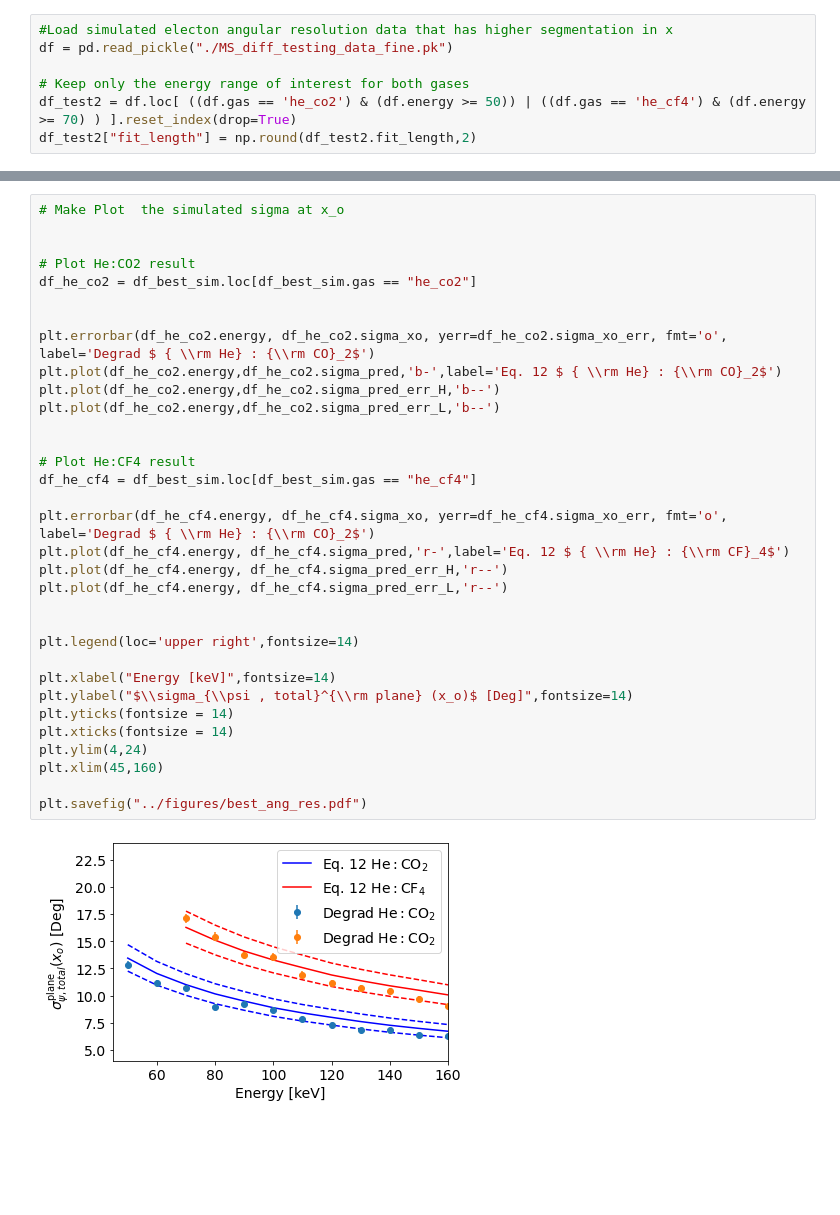
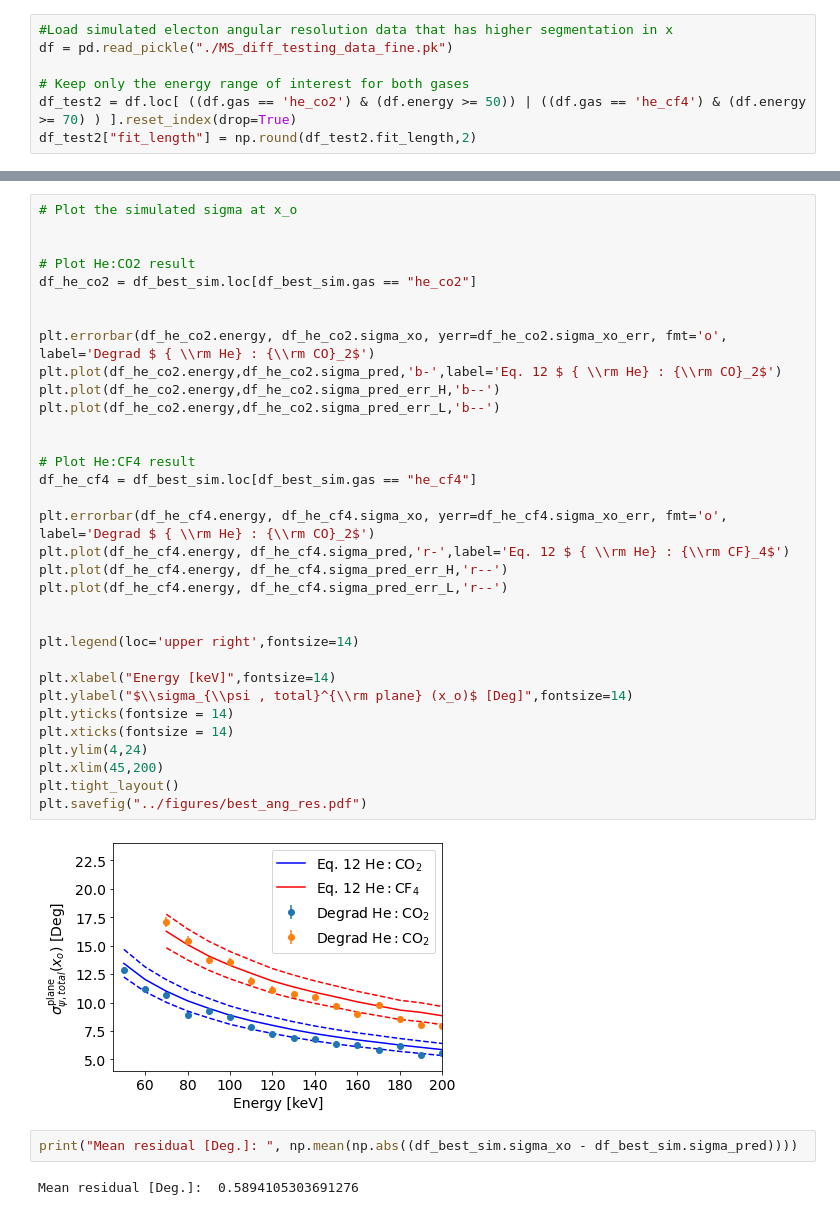
Before and after one commit to mghrear/sim_ang_res_e_gas, a Jupyter notebook: testing_full_models/test_models.ipynb, the cells around one changed output, grey strips where cells are left out. Cells and saved outputs as stored; diff of their text form; blank space fills up the shorter version.

```diff
--- a/testing_full_models/test_models.ipynb
+++ b/testing_full_models/test_models.ipynb
@@ -251,35 +251,39 @@ plt.xlim(45,160)
 # %%
-# Make Plot  the simulated sigma at x_o
+# Plot the simulated sigma at x_o
 
 
 # Plot He:CO2 result
 df_he_co2 = df_best_sim.loc[df_best_sim.gas == "he_co2"]
 
 
 plt.errorbar(df_he_co2.energy, df_he_co2.sigma_xo, yerr=df_he_co2.sigma_xo_err, fmt='o',  label='Degrad $ { \\rm He} : {\\rm CO}_2$')
 plt.plot(df_he_co2.energy,df_he_co2.sigma_pred,'b-',label='Eq. 12 $ { \\rm He} : {\\rm CO}_2$')
 plt.plot(df_he_co2.energy,df_he_co2.sigma_pred_err_H,'b--')
 plt.plot(df_he_co2.energy,df_he_co2.sigma_pred_err_L,'b--')
 
 
 # Plot He:CF4 result
 df_he_cf4 = df_best_sim.loc[df_best_sim.gas == "he_cf4"]
 
 plt.errorbar(df_he_cf4.energy, df_he_cf4.sigma_xo, yerr=df_he_cf4.sigma_xo_err, fmt='o',  label='Degrad $ { \\rm He} : {\\rm CO}_2$')
 plt.plot(df_he_cf4.energy, df_he_cf4.sigma_pred,'r-',label='Eq. 12 $ { \\rm He} : {\\rm CF}_4$')
 plt.plot(df_he_cf4.energy, df_he_cf4.sigma_pred_err_H,'r--')
 plt.plot(df_he_cf4.energy, df_he_cf4.sigma_pred_err_L,'r--')
 
 
 plt.legend(loc='upper right',fontsize=14)
 
 plt.xlabel("Energy [keV]",fontsize=14)
 plt.ylabel("$\\sigma_{\\psi , total}^{\\rm plane} (x_o)$ [Deg]",fontsize=14)
 plt.yticks(fontsize = 14)
 plt.xticks(fontsize = 14)
 plt.ylim(4,24)
-plt.xlim(45,160)
-
+plt.xlim(45,200)
+plt.tight_layout()
 plt.savefig("../figures/best_ang_res.pdf")
 # %% [output]
-[figure, old version]
+[figure, new version]
+# %%
+print("Mean residual [Deg.]: ", np.mean(np.abs((df_best_sim.sigma_xo - df_best_sim.sigma_pred))))
+# %% [output]
+Mean residual [Deg.]:  0.5894105303691276
```
Also changed, not shown: parts of 1 cell of this notebook, 11 other files.
